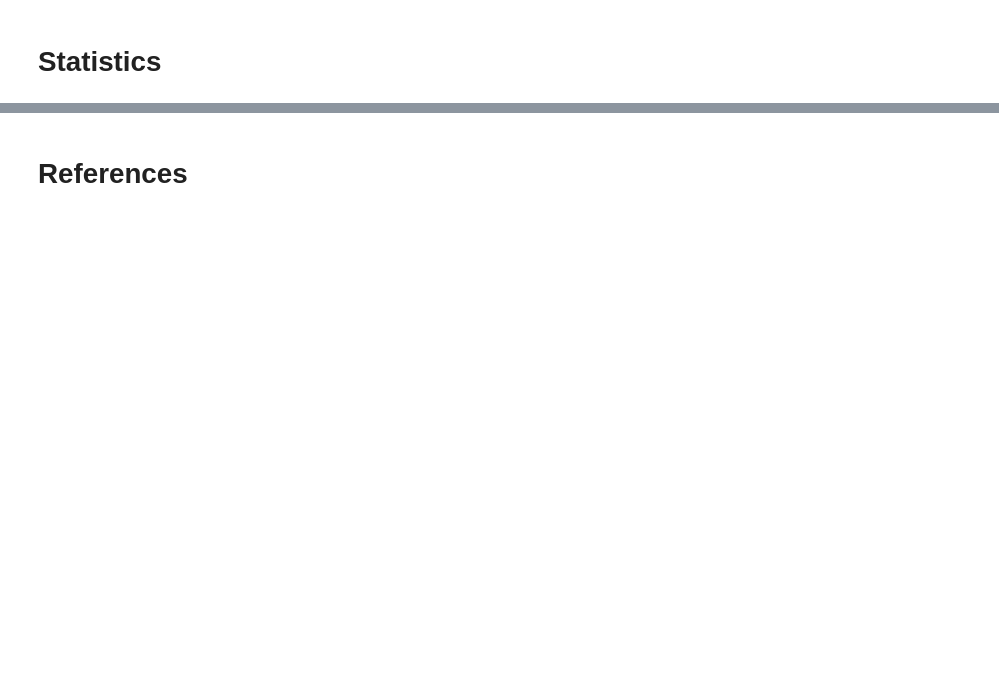
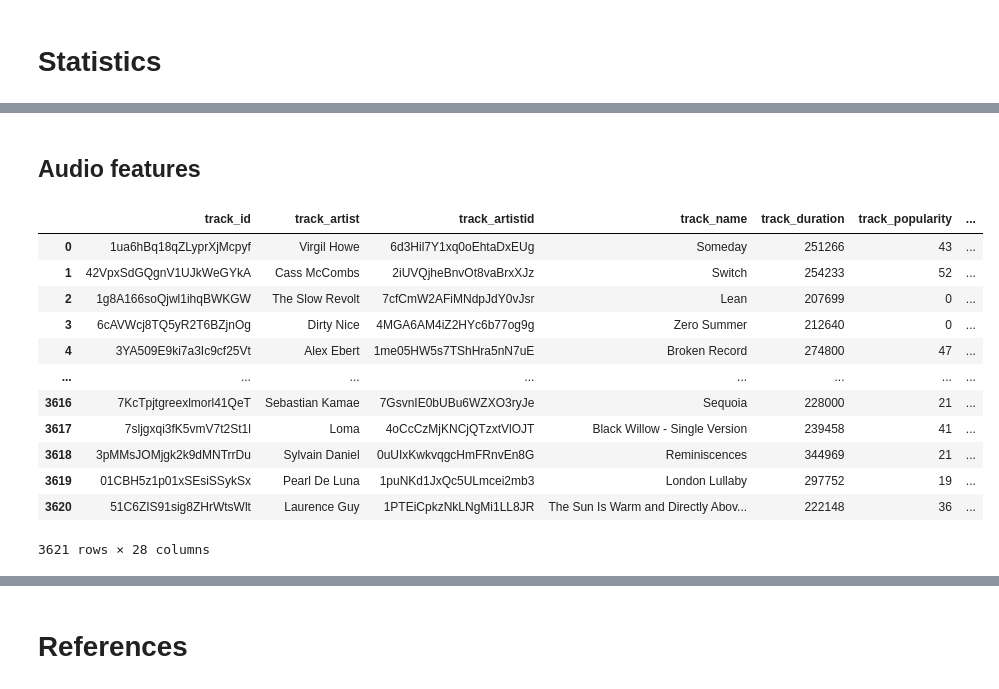
Before and after one commit to adamsiemaszkiewicz/eargasm-music, a Jupyter notebook: eargasm_data-visualisation.ipynb, the cells around one changed output, grey strips where cells are left out. Saved outputs shown, nothing was run; the diff lists cells and outputs as text; code cells hidden in the pictures; blank space fills up the shorter version.

```diff
--- a/eargasm_data-visualisation.ipynb
+++ b/eargasm_data-visualisation.ipynb
@@ -86,0 +159,18 @@ characteristics('eargasm | weightless')
+# %% [markdown]
+## Audio features
+# %%
+final_df
+# %% [output]
+|  | track_id | track_artist | track_artistid | track_name | track_duration | track_popularity | ... |
+| 0 | 1ua6hBq18qZLyprXjMcpyf | Virgil Howe | 6d3Hil7Y1xq0oEhtaDxEUg | Someday | 251266 | 43 | ... |
+| 1 | 42VpxSdGQgnV1UJkWeGYkA | Cass McCombs | 2iUVQjheBnvOt8vaBrxXJz | Switch | 254233 | 52 | ... |
+| 2 | 1g8A166soQjwl1ihqBWKGW | The Slow Revolt | 7cfCmW2AFiMNdpJdY0vJsr | Lean | 207699 | 0 | ... |
+| 3 | 6cAVWcj8TQ5yR2T6BZjnOg | Dirty Nice | 4MGA6AM4iZ2HYc6b77og9g | Zero Summer | 212640 | 0 | ... |
+| 4 | 3YA509E9ki7a3Ic9cf25Vt | Alex Ebert | 1me05HW5s7TShHra5nN7uE | Broken Record | 274800 | 47 | ... |
+| ... | ... | ... | ... | ... | ... | ... | ... |
+| 3616 | 7KcTpjtgreexlmorl41QeT | Sebastian Kamae | 7GsvnIE0bUBu6WZXO3ryJe | Sequoia | 228000 | 21 | ... |
+| 3617 | 7sljgxqi3fK5vmV7t2St1l | Loma | 4oCcCzMjKNCjQTzxtVlOJT | Black Willow - Single Version | 239458 | 41 | ... |
+| 3618 | 3pMMsJOMjgk2k9dMNTrrDu | Sylvain Daniel | 0uUIxKwkvqgcHmFRnvEn8G | Reminiscences | 344969 | 21 | ... |
+| 3619 | 01CBH5z1p01xSEsiSSykSx | Pearl De Luna | 1puNKd1JxQc5ULmcei2mb3 | London Lullaby | 297752 | 19 | ... |
+| 3620 | 51C6ZIS91sig8ZHrWtsWlt | Laurence Guy | 1PTEiCpkzNkLNgMi1LL8JR | The Sun Is Warm and Directly Abov... | 222148 | 36 | ... |
+3621 rows × 28 columns
```
Also changed, not shown: parts of 26 cells of this notebook.
